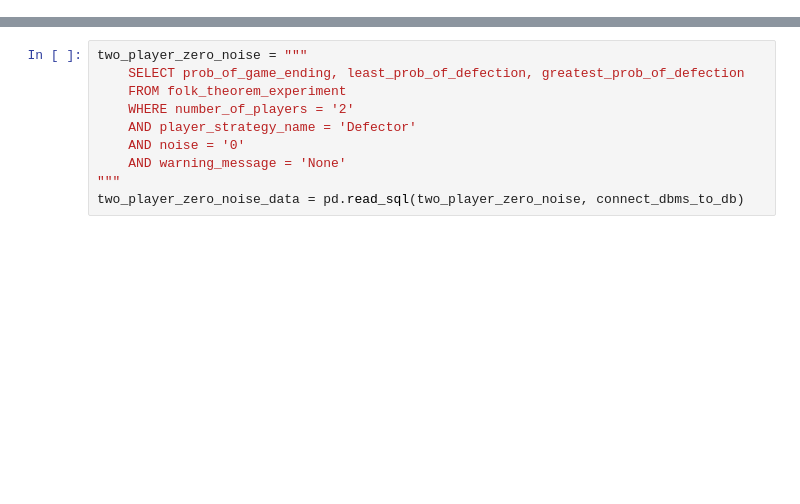
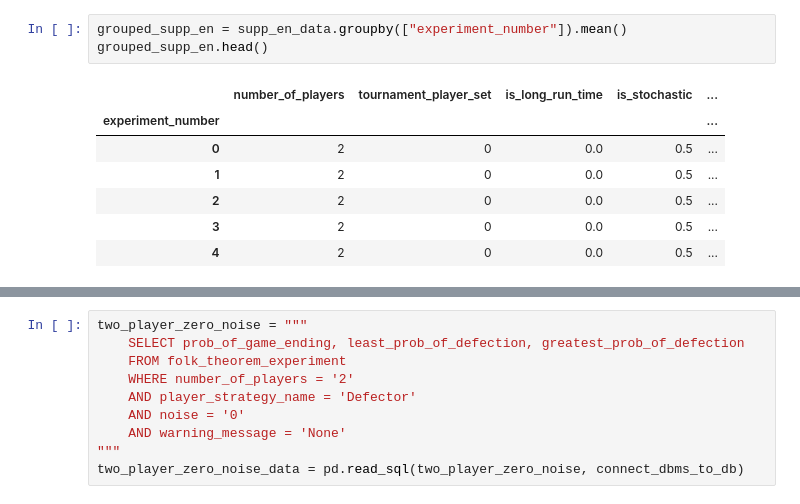
Before and after one commit to shapperzsm/final-project, a Jupyter notebook: src/analysing-the-data/main.ipynb, the cells around one changed output, grey strips where cells are left out. Saved outputs shown, nothing was run; the diff lists cells and outputs as text; blank space fills up the shorter version.

```diff
--- a/src/analysing-the-data/main.ipynb
+++ b/src/analysing-the-data/main.ipynb
@@ -22,0 +33,11 @@ len(supp_en_data)
+# %%
+grouped_supp_en = supp_en_data.groupby(["experiment_number"]).mean()
+grouped_supp_en.head()
+# %% [output]
+|  | number_of_players | tournament_player_set | is_long_run_time | is_stochastic | ... |
+| experiment_number |  |  |  |  | ... |
+| 0 | 2 | 0 | 0.0 | 0.5 | ... |
+| 1 | 2 | 0 | 0.0 | 0.5 | ... |
+| 2 | 2 | 0 | 0.0 | 0.5 | ... |
+| 3 | 2 | 0 | 0.0 | 0.5 | ... |
+| 4 | 2 | 0 | 0.0 | 0.5 | ... |
```
Also changed, not shown: parts of 11 cells of this notebook, 2 other files.
